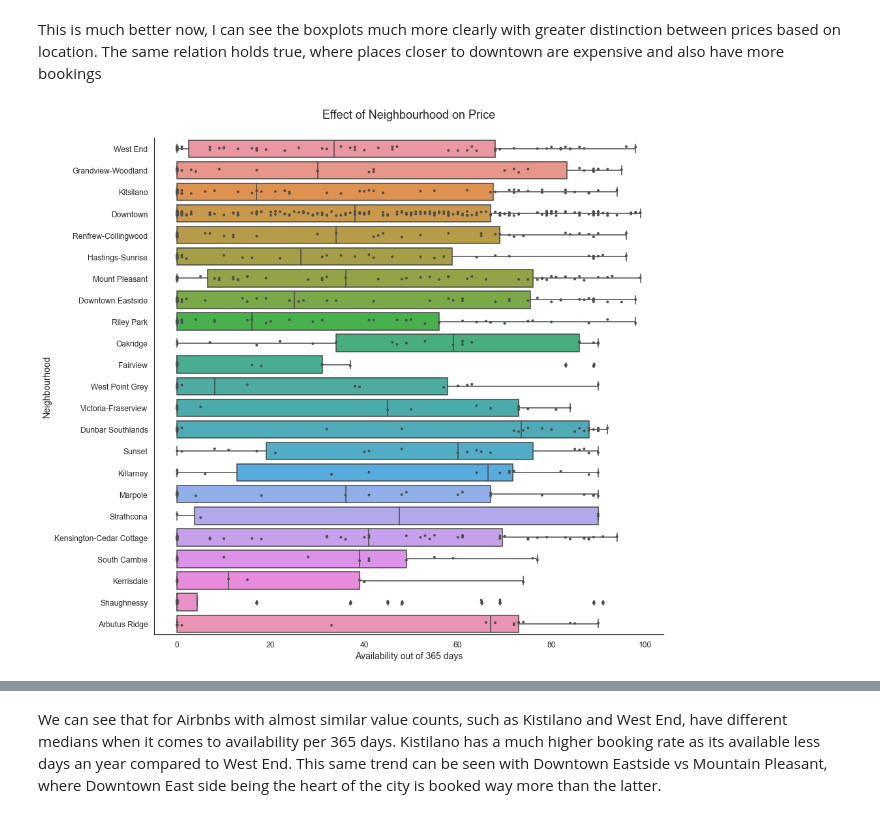
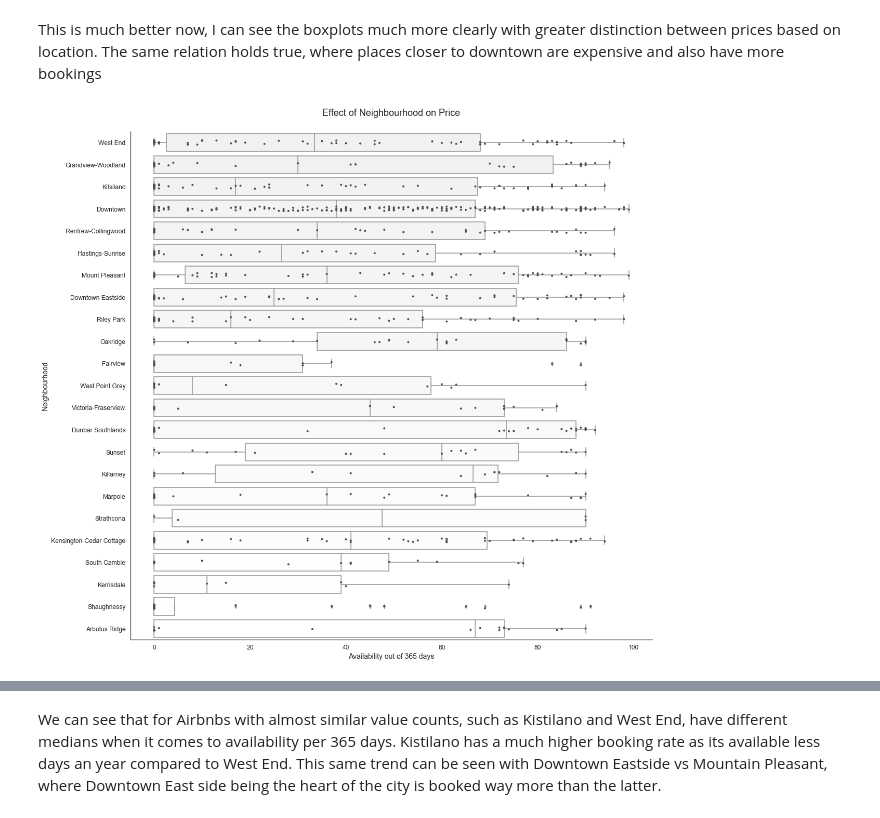
Before and after one commit to data301-2021-summer2/project-group8-project, a Jupyter notebook: analysis/Ahmad Jamal/milestone2.ipynb, the cells around one changed output, grey strips where cells are left out. Drawn from its saved outputs; the diff is of its cells as text; code cells hidden in the pictures.

```diff
--- a/analysis/Ahmad Jamal/milestone2.ipynb
+++ b/analysis/Ahmad Jamal/milestone2.ipynb
@@ -115,11 +117,12 @@ pd.DataFrame(df2).reset_index()
 
 sns.set_style("white")
 f, ax = plt.subplots()
-plt.rcParams['figure.figsize']=(14,14)
+plt.rcParams['figure.figsize']=(18,18)
 
-sns.boxplot(y="Neighbourhood", x="Price_per_Night", data=df2, whis=[0, 100], width=.6, palette="light:#fff").set_title("Effect of Neighbourhood on Price", fontsize="18", pad="20")
+sns.boxplot(y="Neighbourhood", x="Price_per_Night", data=df2, whis=[0, 100], width=.6, palette="light:#fff")
 sns.scatterplot(y="Neighbourhood", x="Price_per_Night", data=df2, size="Price_per_Night")
 
+ax.set_title("Effect of Neighbourhood on Price", fontsize="18", pad="20")
 ax.set_xlabel("Price per Night", fontsize="14")
 ax.set_ylabel("Neighbourhood", fontsize="14")
 
@@ -133,23 +136,23 @@ The same relation holds true, where places closer to downtown are expensive and
 # %%
 # While fidling with graphs above, I uncovered another important relation from my data about the popularity of Airbnb with location
 
 df2 = df[["Neighbourhood","Availablility_365Days"]].loc[lambda row: row["Availablility_365Days"] < 100]
 
 sns.set_style("white")
 f, ax = plt.subplots()
 
-sns.boxplot(y=df2["Neighbourhood"], x=df2["Availablility_365Days"], data=df2)
+sns.boxplot(y=df2["Neighbourhood"], x=df2["Availablility_365Days"], data=df2, palette="light:#fff")
 
 # Add in points to show each observation
-sns.stripplot(x=df2["Availablility_365Days"], y=df2["Neighbourhood"], data=df2, size=4, color=".3", linewidth=0).set_title("Effect of Neighbourhood on Price", fontsize="18", pad="30")
+sns.stripplot(x=df2["Availablility_365Days"], y=df2["Neighbourhood"], data=df2, size=4, color=".3", linewidth=0)
 
+ax.set_title("Effect of Neighbourhood on Price", fontsize="18", pad="30")
 ax.set_xlabel("Availability out of 365 days", fontsize="14")
 ax.set_ylabel("Neighbourhood", fontsize="14")
 
 sns.despine()
-sns.set_theme(font_scale=1.1)
 # %% [output]
-[figure, old version]
+[figure, new version]
 # %%
 print(df2["Neighbourhood"].value_counts())
 # %% [output]
```
Also changed, not shown: parts of 8 cells of this notebook.
